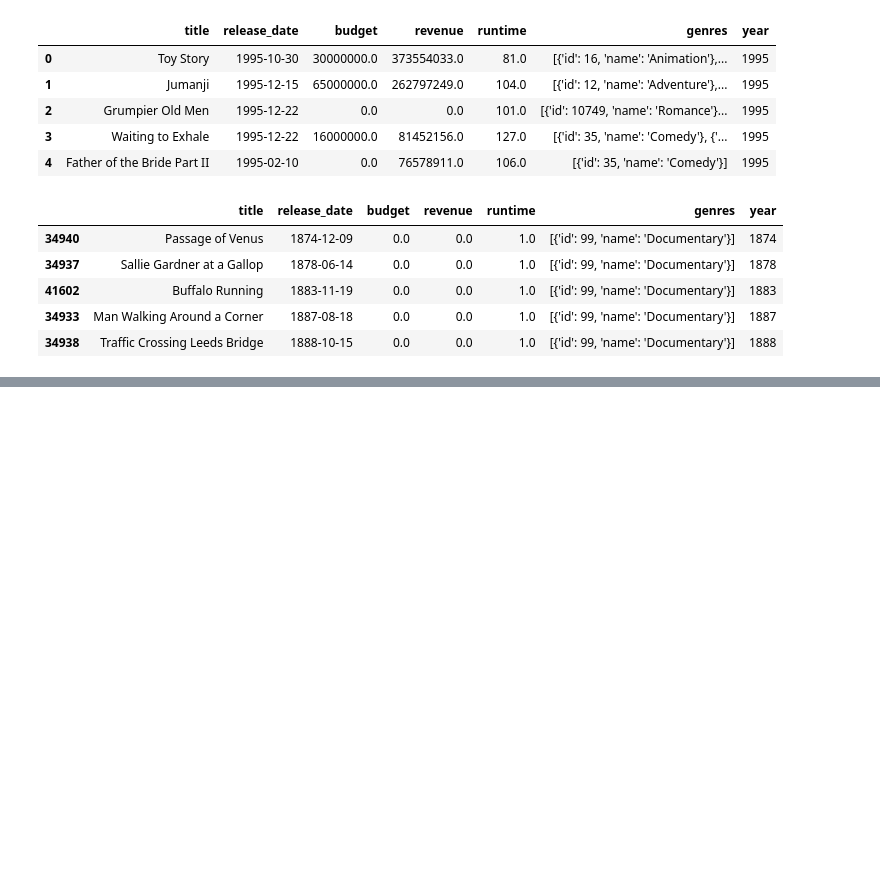
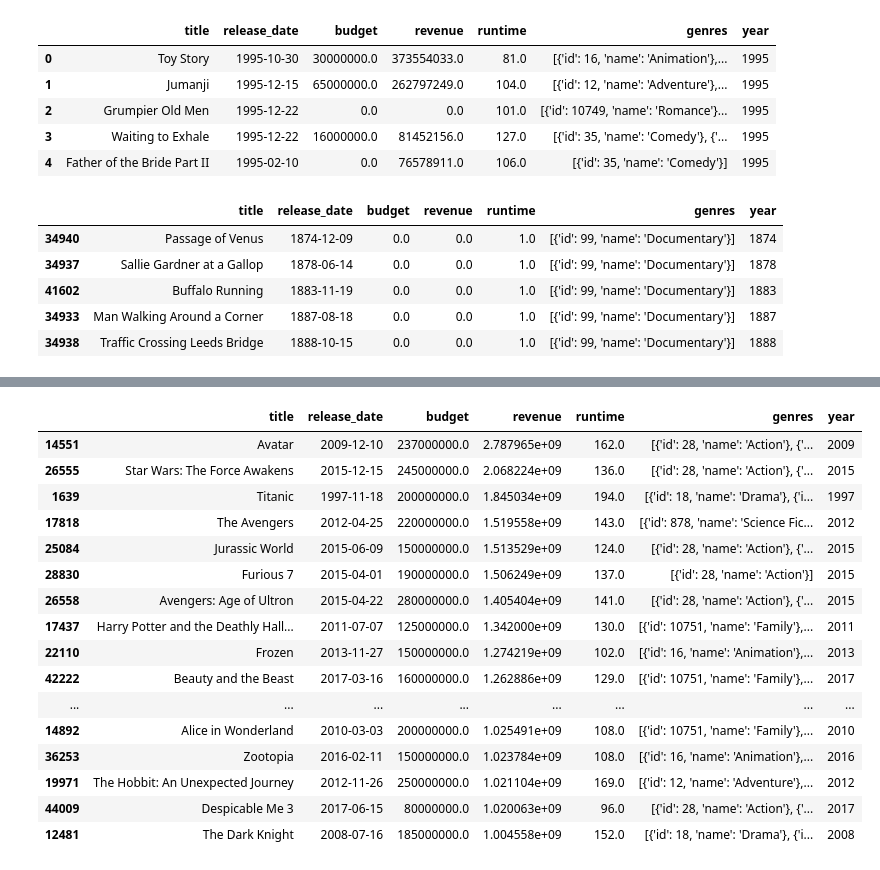
Before and after one commit to Manimit10/SimpleRecommenderSystem, a Jupyter notebook: firstRec.ipynb, the cells around one changed output, grey strips where cells are left out. Saved outputs shown, nothing was run; the diff lists cells and outputs as text; code cells hidden in the pictures; blank space fills up the shorter version.

```diff
--- a/firstRec.ipynb
+++ b/firstRec.ipynb
@@ -167,3 +167,8 @@ small_df.head()
 | 41602 | Buffalo Running | 1883-11-19 | 0.0 | 0.0 | 1.0 | [{'id': 99, 'name': 'Documentary'}] | 1883 |
 | 34933 | Man Walking Around a Corner | 1887-08-18 | 0.0 | 0.0 | 1.0 | [{'id': 99, 'name': 'Documentary'}] | 1887 |
 | 34938 | Traffic Crossing Leeds Bridge | 1888-10-15 | 0.0 | 0.0 | 1.0 | [{'id': 99, 'name': 'Documentary'}] | 1888 |
+# %%
+#find the most successful movie in revenue
+small_df = small_df.sort_values('revenue', ascending=False)
+
+small_df.head(10)
@@ -169,0 +187,23 @@ small_df.head()
+# %%
+# select movies that earn more 1 billion
+
+new = small_df[small_df['revenue'] > 1e9]
+new
+# %% [output]
+|  | title | release_date | budget | revenue | runtime | genres | year |
+| 14551 | Avatar | 2009-12-10 | 237000000.0 | 2.787965e+09 | 162.0 | [{'id': 28, 'name': 'Action'}, {'... | 2009 |
+| 26555 | Star Wars: The Force Awakens | 2015-12-15 | 245000000.0 | 2.068224e+09 | 136.0 | [{'id': 28, 'name': 'Action'}, {'... | 2015 |
+| 1639 | Titanic | 1997-11-18 | 200000000.0 | 1.845034e+09 | 194.0 | [{'id': 18, 'name': 'Drama'}, {'i... | 1997 |
+| 17818 | The Avengers | 2012-04-25 | 220000000.0 | 1.519558e+09 | 143.0 | [{'id': 878, 'name': 'Science Fic... | 2012 |
+| 25084 | Jurassic World | 2015-06-09 | 150000000.0 | 1.513529e+09 | 124.0 | [{'id': 28, 'name': 'Action'}, {'... | 2015 |
+| 28830 | Furious 7 | 2015-04-01 | 190000000.0 | 1.506249e+09 | 137.0 | [{'id': 28, 'name': 'Action'}] | 2015 |
+| 26558 | Avengers: Age of Ultron | 2015-04-22 | 280000000.0 | 1.405404e+09 | 141.0 | [{'id': 28, 'name': 'Action'}, {'... | 2015 |
+| 17437 | Harry Potter and the Deathly Hall... | 2011-07-07 | 125000000.0 | 1.342000e+09 | 130.0 | [{'id': 10751, 'name': 'Family'},... | 2011 |
+| 22110 | Frozen | 2013-11-27 | 150000000.0 | 1.274219e+09 | 102.0 | [{'id': 16, 'name': 'Animation'},... | 2013 |
+| 42222 | Beauty and the Beast | 2017-03-16 | 160000000.0 | 1.262886e+09 | 129.0 | [{'id': 10751, 'name': 'Family'},... | 2017 |
+| ... | ... | ... | ... | ... | ... | ... | ... |
+| 14892 | Alice in Wonderland | 2010-03-03 | 200000000.0 | 1.025491e+09 | 108.0 | [{'id': 10751, 'name': 'Family'},... | 2010 |
+| 36253 | Zootopia | 2016-02-11 | 150000000.0 | 1.023784e+09 | 108.0 | [{'id': 16, 'name': 'Animation'},... | 2016 |
+| 19971 | The Hobbit: An Unexpected Journey | 2012-11-26 | 250000000.0 | 1.021104e+09 | 169.0 | [{'id': 12, 'name': 'Adventure'},... | 2012 |
+| 44009 | Despicable Me 3 | 2017-06-15 | 80000000.0 | 1.020063e+09 | 96.0 | [{'id': 28, 'name': 'Action'}, {'... | 2017 |
+| 12481 | The Dark Knight | 2008-07-16 | 185000000.0 | 1.004558e+09 | 152.0 | [{'id': 18, 'name': 'Drama'}, {'i... | 2008 |
```
Also changed, not shown: parts of 7 cells of this notebook.
